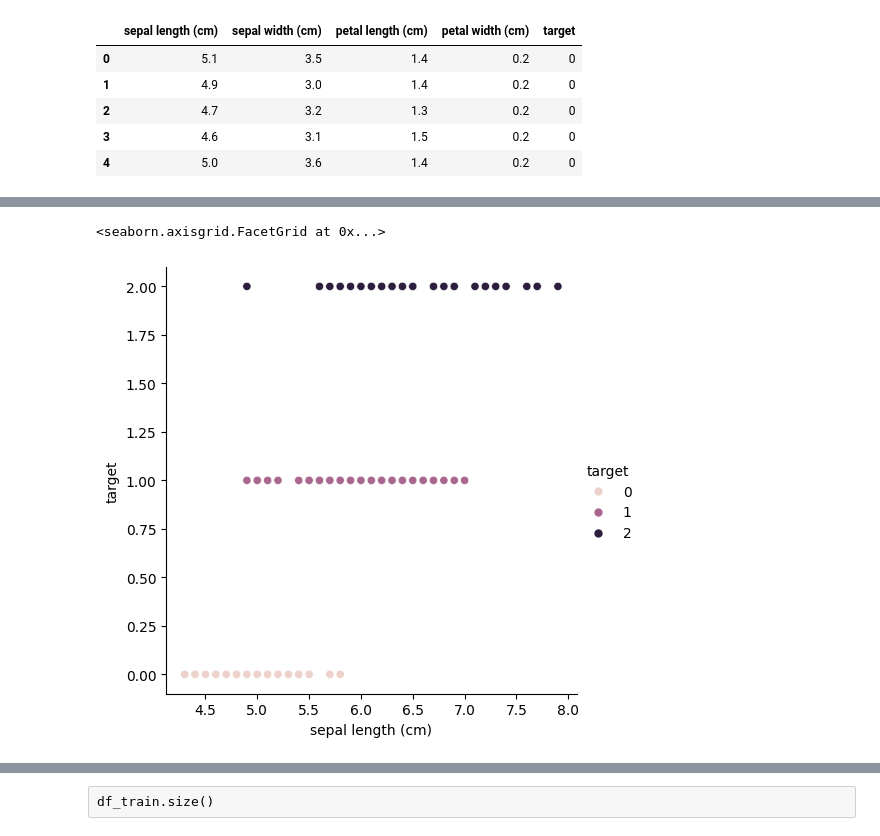
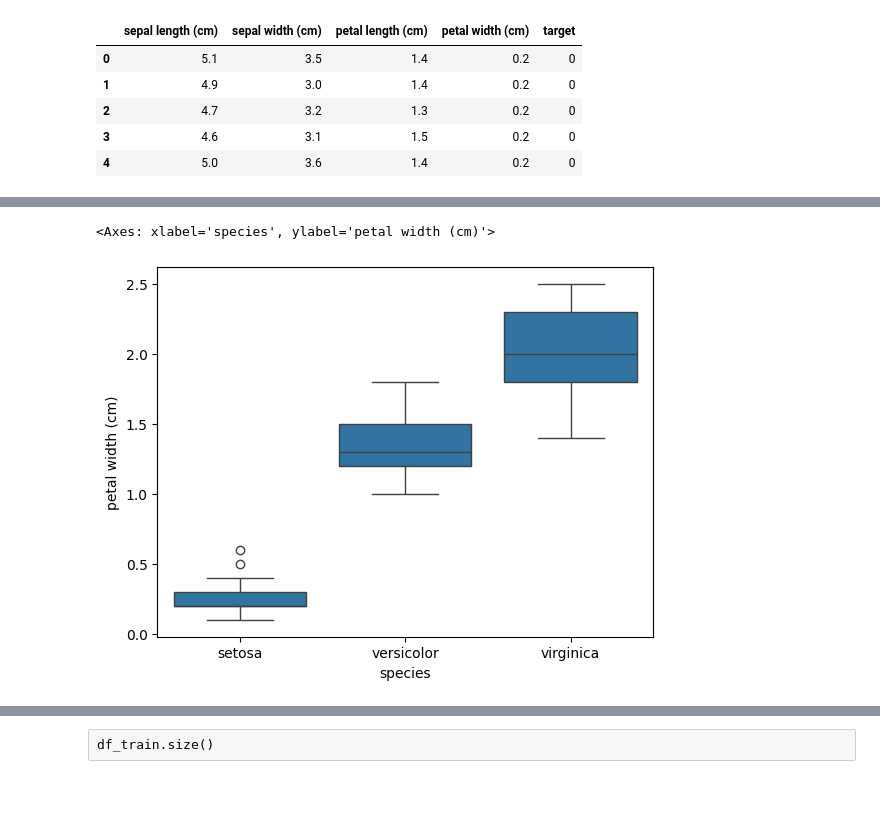
Before and after one commit to jvikramsrd/iris-classification, a Jupyter notebook: Untitled.ipynb, the cells around one changed output, grey strips where cells are left out. Drawn from its saved outputs; the diff is of its cells as text; code cells hidden in the pictures; blank space fills up the shorter version.

```diff
--- a/Untitled.ipynb
+++ b/Untitled.ipynb
@@ -30,4 +30,4 @@ df.head()
 | 3 | 4.6 | 3.1 | 1.5 | 0.2 | 0 |
 | 4 | 5.0 | 3.6 | 1.4 | 0.2 | 0 |
 # %%
-df.describe()
+df['species'] = df['target'].map({0: 'setosa', 1: 'versicolor', 2: 'virginica'})
@@ -51,6 +39,6 @@ Text(0.5, 0.98, 'sepal length (cm)')
 # %%
-sns.relplot(x=col,y="target",hue="target",data=df)
+sns.boxplot(x='species', y='petal width (cm)', data=df)
 # %% [output]
-<seaborn.axisgrid.FacetGrid at 0x...>
+<Axes: xlabel='species', ylabel='petal width (cm)'>
-[figure, old version]
+[figure, new version]
 # %%
```
Also changed, not shown: parts of 13 cells of this notebook.
